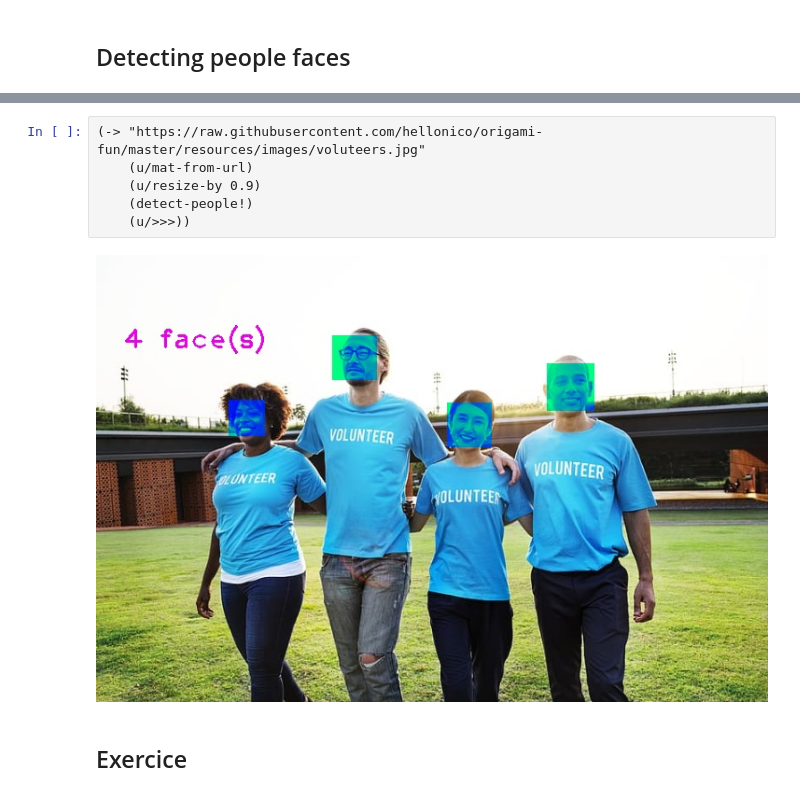
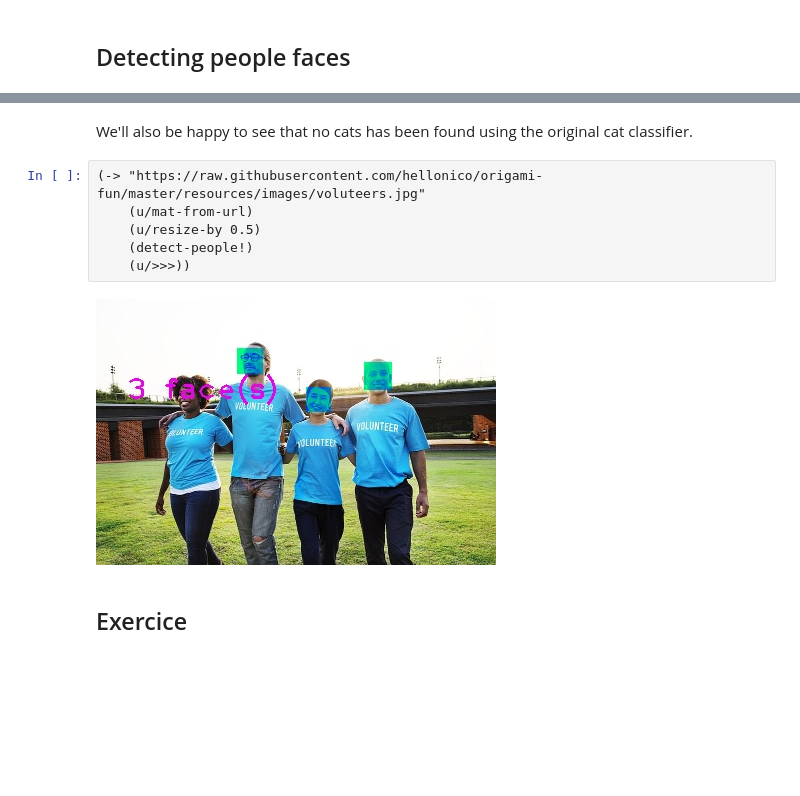
Before and after one commit to hellonico/origami-fun, a Jupyter notebook: jupyter/catdetector.ipynb, the cells around one changed output, grey strips where cells are left out. Saved outputs shown, nothing was run; the diff lists cells and outputs as text; blank space fills up the shorter version.

```diff
--- a/jupyter/catdetector.ipynb
+++ b/jupyter/catdetector.ipynb
@@ -109,11 +117,13 @@ nil
+# %% [markdown]
+We'll also be happy to see that no cats has been found using the original cat classifier.
 # %%
 (-> "https://raw.githubusercontent.com/hellonico/origami-fun/master/resources/images/voluteers.jpg"
     (u/mat-from-url)
-    (u/resize-by 0.9)
+    (u/resize-by 0.5)
     (detect-people!)
     (u/>>>))
 # %% [output]
-[figure, old version]
+[figure, new version]
 # %% [markdown]
 ## Exercice
 # %% [markdown]
```
Also changed, not shown: parts of 3 cells of this notebook, 9 other files.
